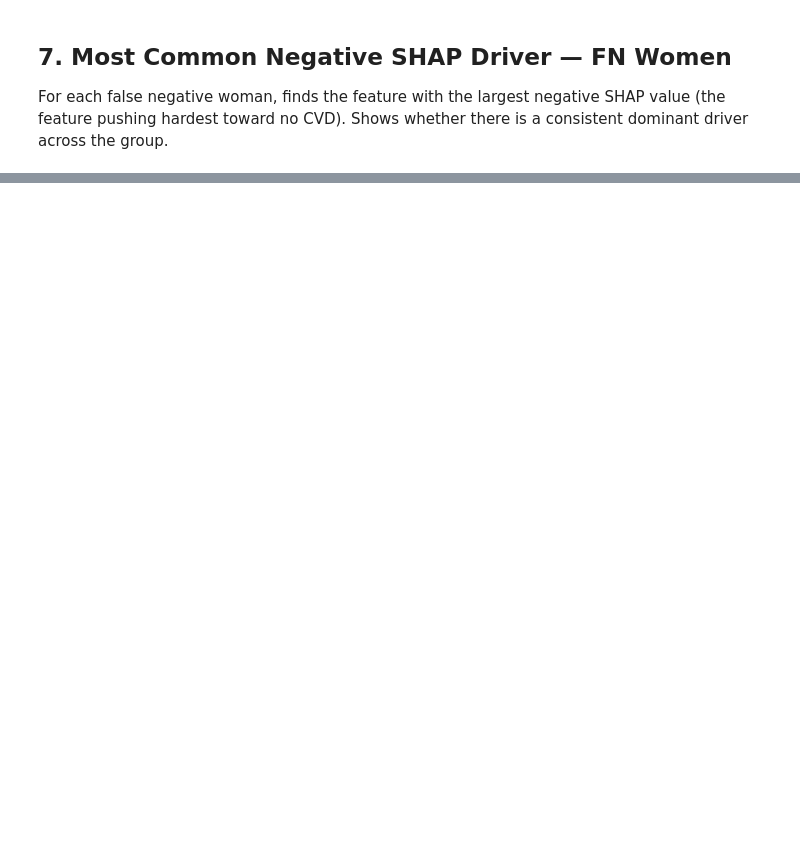
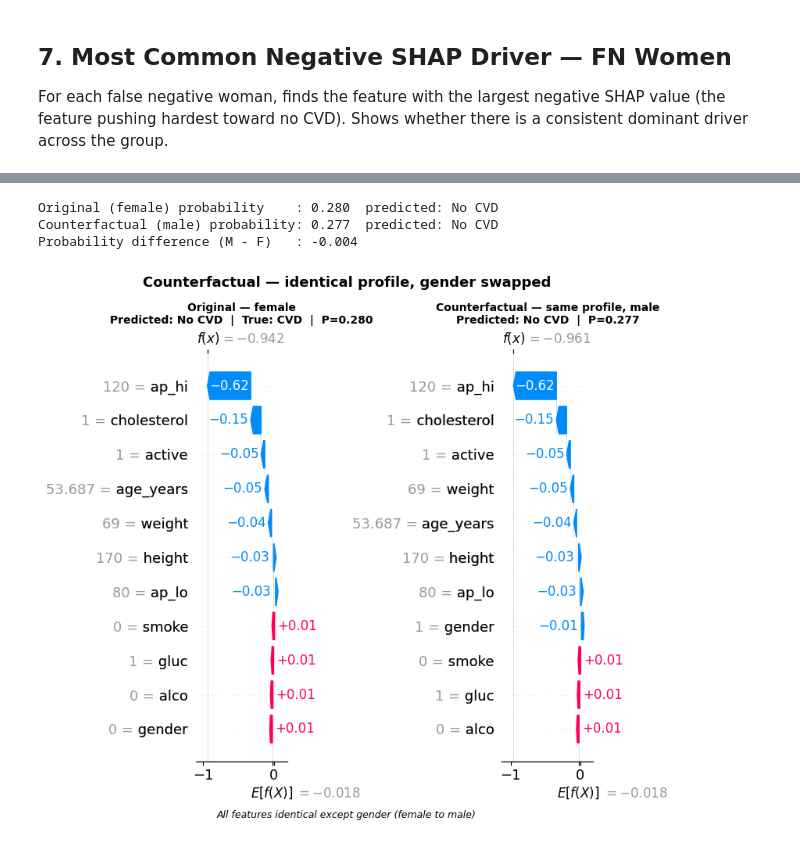
Before and after one commit to Kavisha612/Dissertation_ExplainableAI, a Jupyter notebook: SHAP_fairness_notebooks/shap_02_local_subgroup_benchmarking.ipynb, the cells around one changed output, grey strips where cells are left out. Saved outputs shown, nothing was run; the diff lists cells and outputs as text; code cells hidden in the pictures; blank space fills up the shorter version.

```diff
--- a/SHAP_fairness_notebooks/shap_02_local_subgroup_benchmarking.ipynb
+++ b/SHAP_fairness_notebooks/shap_02_local_subgroup_benchmarking.ipynb
@@ -214,0 +454,37 @@ print(top2_df.head(10).to_string())
+# %%
+sv_cf   = explainer(woman_cf)
+prob_cf = model.predict_proba(woman_cf.values)[0, 1]
+pred_cf = model.predict(woman_cf.values)[0]
+
+print(f"Original (female) probability    : {prob_woman:.3f}  predicted: {'CVD' if pred_woman == 1 else 'No CVD'}")
+print(f"Counterfactual (male) probability: {prob_cf:.3f}  predicted: {'CVD' if pred_cf == 1 else 'No CVD'}")
+print(f"Probability difference (M - F)   : {prob_cf - prob_woman:+.3f}")
+# %% [output]
+Original (female) probability    : 0.280  predicted: No CVD
+Counterfactual (male) probability: 0.277  predicted: No CVD
+Probability difference (M - F)   : -0.004
+# %%
+fig, axes = plt.subplots(1, 2, figsize=(24, 9))
+
+plt.sca(axes[0])
+shap.plots.waterfall(sv_woman[0], max_display=12, show=False)
+axes[0].set_title(
+    f"Original — female\nPredicted: {'CVD' if pred_woman == 1 else 'No CVD'}  |  True: CVD  |  P={prob_woman:.3f}",
+    fontsize=10, fontweight="bold"
+)
+
+plt.sca(axes[1])
+shap.plots.waterfall(sv_cf[0], max_display=12, show=False)
+axes[1].set_title(
+    f"Counterfactual — same profile, male\nPredicted: {'CVD' if pred_cf == 1 else 'No CVD'}  |  P={prob_cf:.3f}",
+    fontsize=10, fontweight="bold"
+)
+
+plt.suptitle("Counterfactual — identical profile, gender swapped", fontsize=13, fontweight="bold")
+fig.text(0.5, -0.01, "All features identical except gender (female to male)",
+         ha="center", fontsize=9, style="italic")
+plt.tight_layout()
+plt.savefig(OUTPUT_SHAP / "shap_counterfactual_gender_swap.png", dpi=150, bbox_inches="tight")
+plt.show()
+# %% [output]
+[figure, added]
```
Also changed, not shown: parts of 15 cells of this notebook.
